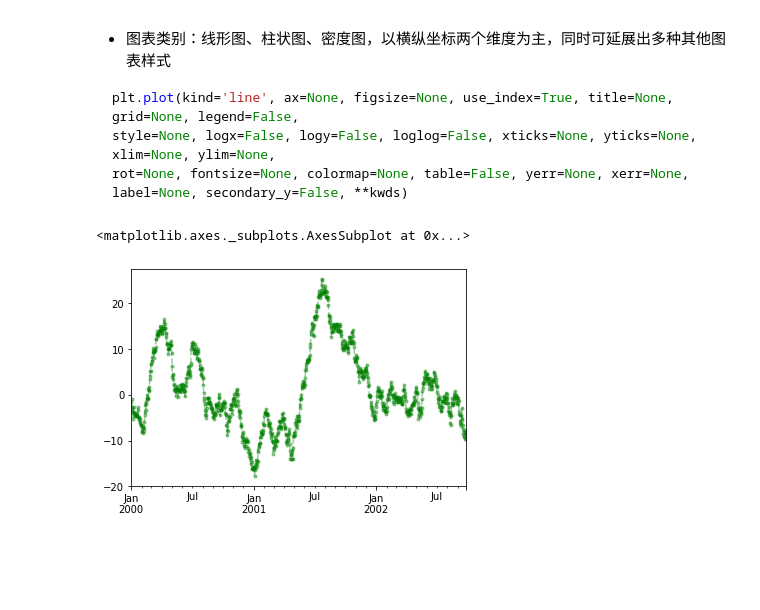
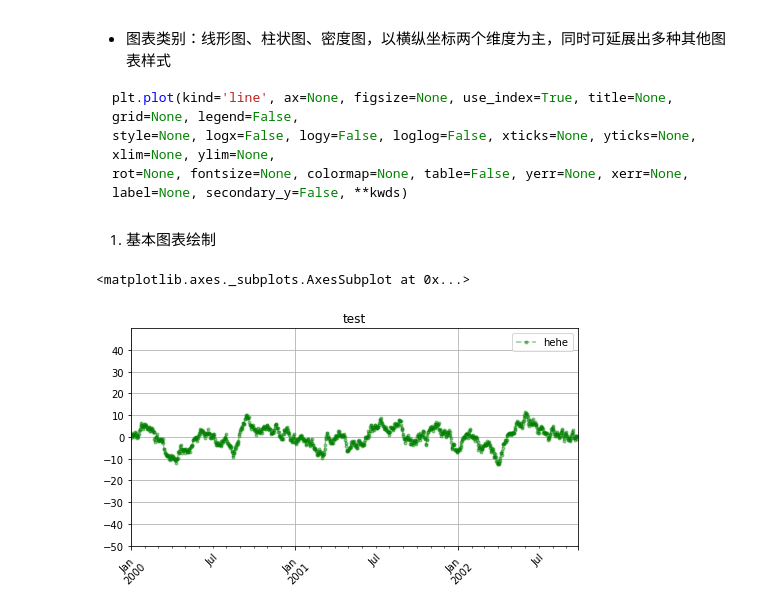
Before and after one commit to macnversion/python3, a Jupyter notebook: python3_books/pandas学习/matplotlib_exercise.ipynb, the cells around one changed output. Saved outputs shown, nothing was run; the diff lists cells and outputs as text; code cells hidden in the pictures; blank space fills up the shorter version.

````diff
--- a/python3_books/pandas学习/matplotlib_exercise.ipynb
+++ b/python3_books/pandas学习/matplotlib_exercise.ipynb
@@ -119,16 +119,27 @@ plt.plot(kind='line', ax=None, figsize=None, use_index=True, title=None, grid=No
 style=None, logx=False, logy=False, loglog=False, xticks=None, yticks=None, xlim=None, ylim=None,
 rot=None, fontsize=None, colormap=None, table=False, yerr=None, xerr=None, label=None, secondary_y=False, **kwds)
 ```
+# %% [markdown]
+1. 基本图表绘制
 # %%
+# series生成图表
 ts = pd.Series(np.random.randn(1000), index = pd.date_range('1/1/2000', periods=1000))
 ts = ts.cumsum()
 ts.plot(kind='line',
        style='--g.',
        label='hehe',
        alpha=0.4,
        use_index=True,
        rot=45,
-       grid=True)
+       grid=True,
+       ylim=[-50, 50],
+       yticks=list(range(-50, 50, 10)),
+       figsize=(8, 4),
+       title='test',
+       legend=True)
+# use_index → 将索引用为刻度标签，默认为True
+# rot → 旋转刻度标签，0-360
+# grid → 显示网格，一般直接用plt.grid
 # %% [output]
 <matplotlib.axes._subplots.AxesSubplot at 0x...>
-[figure, old version]
+[figure, new version]
````
Also changed, not shown: parts of 3 cells of this notebook.
